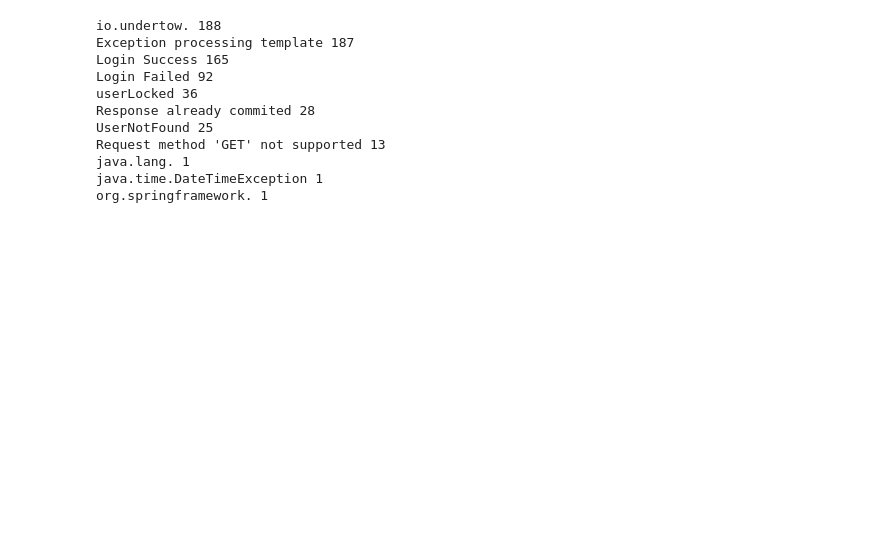
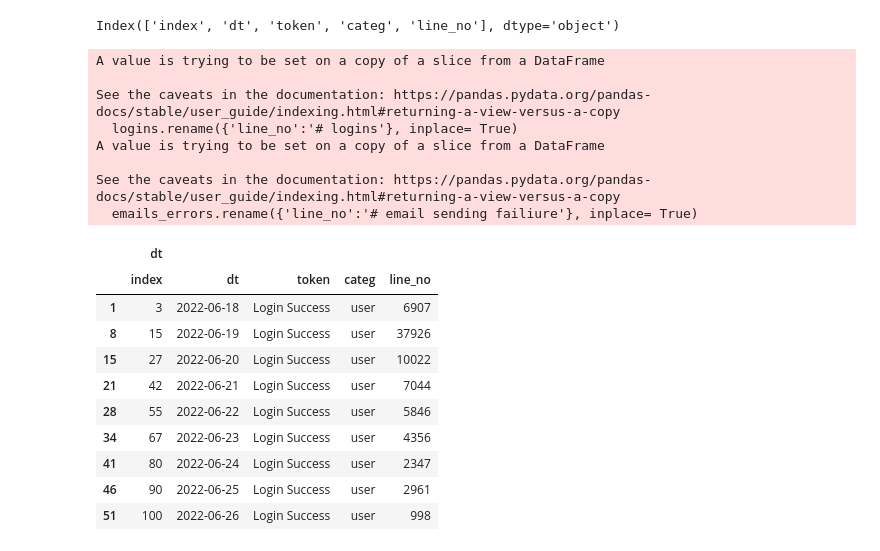
Before and after one commit to yjad/portal_logs, a Jupyter notebook: test.ipynb, the cells around one changed output. Saved outputs shown, nothing was run; the diff lists cells and outputs as text; code cells hidden in the pictures; blank space fills up the shorter version.

```diff
--- a/test.ipynb
+++ b/test.ipynb
@@ -22,28 +11,19 @@ pd.to_datetime(df['log_date']).dt.date
 # x.week
 # y
 # %%
-x = df[['token', 'line_no']].fillna('x').\
-        groupby(['token'],as_index = False).count().sort_values(by='line_no', ascending=False)
-x
+# x = df[['token', 'line_no']].fillna('x').\
+#         groupby(['token'],as_index = False).count().sort_values(by='line_no', ascending=False)
+# x
 
-# x.pivot(index = ['error_categ'], columns = ['service'], values=['line_no']).fillna(0).\
-#            groupby(['service','error_categ'],as_index = False).count()
-# x
-import DB as db
+# # x.pivot(index = ['error_categ'], columns = ['service'], values=['line_no']).fillna(0).\
+# #            groupby(['service','error_categ'],as_index = False).count()
+# # x
+
 
 conn, cursor = db.open_db()
-for r in x.iterrows():
-        cmd = r"UPDATE error_tokens set prio = '{r[1][1]}' WHERE token = '{r[1][0]}'"
+
+stats_all = pd.read_sql("select * from log_stats WHERE categ = 'user'", conn)
+
+
 conn.commit()
+stats_all
-# %% [output]
-io.undertow. 188
-Exception processing template 187
-Login Success 165
-Login Failed 92
-userLocked 36
-Response already commited 28
-UserNotFound 25
-Request method 'GET' not supported 13
-java.lang. 1
-java.time.DateTimeException 1
-org.springframework. 1
@@ -51,0 +30,32 @@ x.plot(x='dt', y='line_no')
+# %%
+stats_all.columns
+# %% [output]
+Index(['index', 'dt', 'token', 'categ', 'line_no'], dtype='object')
+# %%
+logins = stats_all[stats_all.token == 'Login Success']
+logins.rename({'line_no':'# logins'}, inplace= True)
+emails_errors = stats_all[stats_all.token == 'MailSendException']
+emails_errors.rename({'line_no':'# email sending failiure'}, inplace= True)
+plt_data = pd.concat([logins, emails_errors], axis = 'columns', keys=['dt'])
+plt_data
+# plt_data.plot(x='dt')
+# %% [output]
+A value is trying to be set on a copy of a slice from a DataFrame
+
+See the caveats in the documentation: https://pandas.pydata.org/pandas-docs/stable/user_guide/indexing.html#returning-a-view-versus-a-copy
+  logins.rename({'line_no':'# logins'}, inplace= True)
+A value is trying to be set on a copy of a slice from a DataFrame
+
+See the caveats in the documentation: https://pandas.pydata.org/pandas-docs/stable/user_guide/indexing.html#returning-a-view-versus-a-copy
+  emails_errors.rename({'line_no':'# email sending failiure'}, inplace= True)
+|  | dt |  |  |  |  |
+|  | index | dt | token | categ | line_no |
+| 1 | 3 | 2022-06-18 | Login Success | user | 6907 |
+| 8 | 15 | 2022-06-19 | Login Success | user | 37926 |
+| 15 | 27 | 2022-06-20 | Login Success | user | 10022 |
+| 21 | 42 | 2022-06-21 | Login Success | user | 7044 |
+| 28 | 55 | 2022-06-22 | Login Success | user | 5846 |
+| 34 | 67 | 2022-06-23 | Login Success | user | 4356 |
+| 41 | 80 | 2022-06-24 | Login Success | user | 2347 |
+| 46 | 90 | 2022-06-25 | Login Success | user | 2961 |
+| 51 | 100 | 2022-06-26 | Login Success | user | 998 |
```
Also changed, not shown: parts of 6 cells of this notebook, 1 other file.
